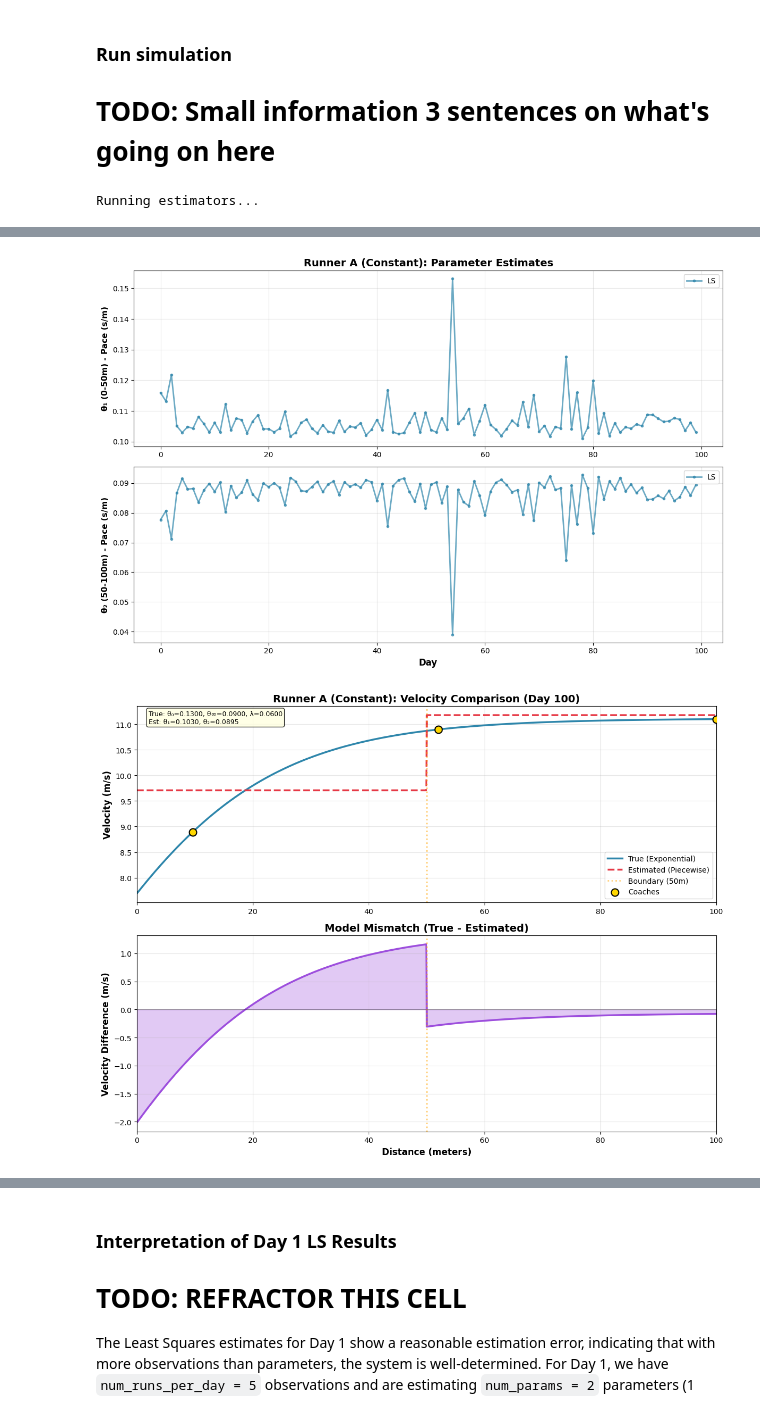
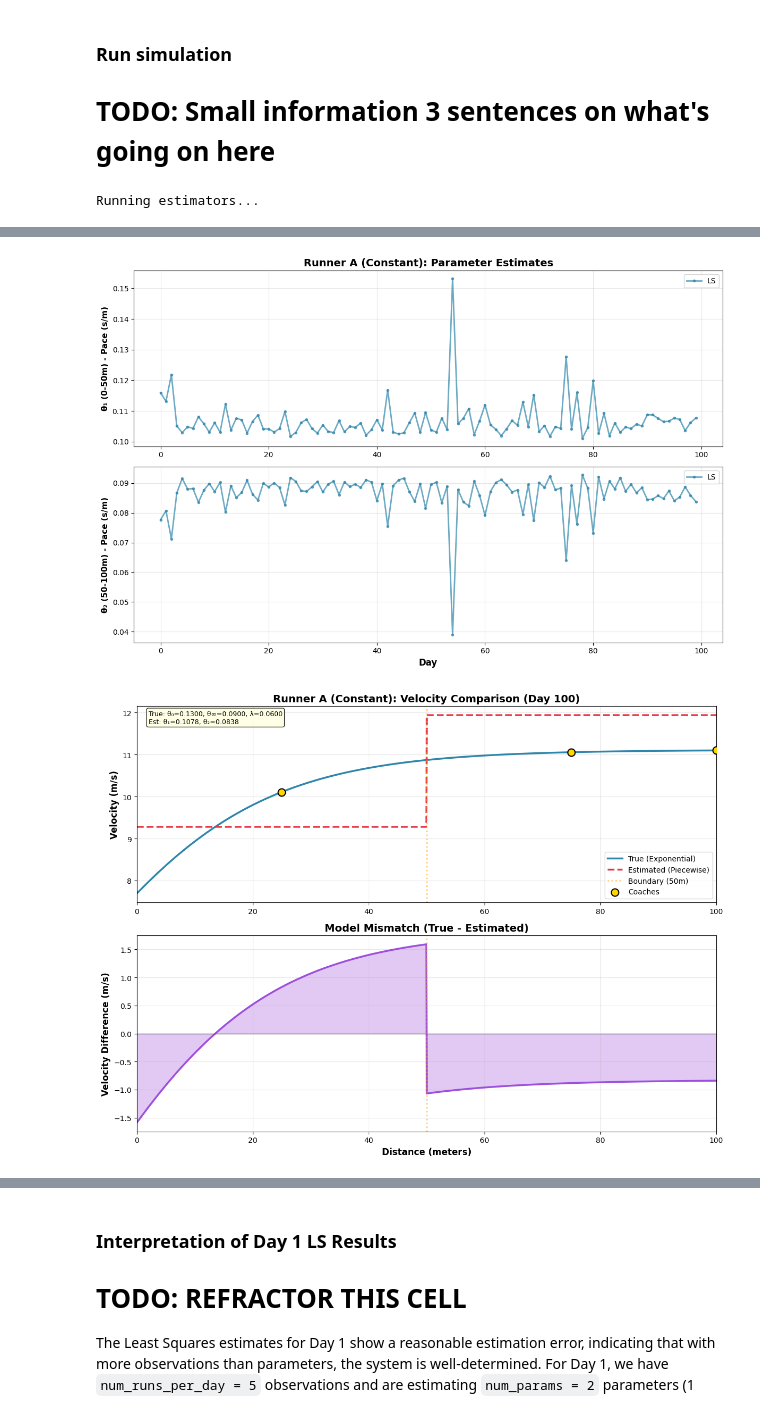
Before and after one commit to ysn9vq-gmu/rqe_tutorials, a Jupyter notebook: ls_rls.ipynb, the cells around one changed output, grey strips where cells are left out. Cells and saved outputs as stored; diff of their text form; code cells hidden in the pictures.

```diff
--- a/ls_rls.ipynb
+++ b/ls_rls.ipynb
@@ -197,6 +197,7 @@ class Runner:
     Runner class that generates training data following an exponential pace model.
     Stores A (design matrix) and b (observation vector) for each run.
     Coach positions are randomized for each run positioned at 0-50 meters, 50-100 meters, and at 100 meters.
+    On the final day, they will position themselves at 25, 75, and 100 meters.
     """
 
     def __init__(self, name, initial_theta_0, initial_theta_inf, initial_lambda,
@@ -261,7 +262,7 @@ class Runner:
         #Update runner's parameters based on their profile.
         pass
 
-    def perform_run(self, day):
+    def perform_run(self, day,lastday=False):
         """
         Simulate one run and store the A matrix and b vector.
         Coach positions are randomized for each run.
@@ -280,6 +281,8 @@ class Runner:
 
         # Generate random coach positions for this run
         coach_positions = self.generate_coach_positions()
+        if lastday:
+            coach_positions = np.array([25, 75, 100])
         self.coach_positions_history.append(coach_positions)
 
         # Store true parameters for this day
@@ -327,7 +330,7 @@ class Runner:
             Number of days to simulate
         """
         for day in range(num_days):
-            self.perform_run(day)
+            self.perform_run(day,lastday=(day==num_days-1))
 
     def get_run_data(self, day_idx):
         """
@@ -896,32 +987,33 @@ class LeastSQ(Estimator):
 # %%
 
 # Assuming runner_A, runner_B, runner_C have been created and runs performed
 num_days_to_simulate = 100
 
 # Create estimators
 daily_ls = LeastSQ()
 
 print("Running estimators...")
 
 # Run estimators day by day for Runner A
 for day in range(num_days_to_simulate):
     A_curr, b_curr, _ = runner_A.get_run_data(day)
     daily_ls.update(A_curr, b_curr, day=day)
 
 # Get results
 estimates_ls = daily_ls.get_estimate_history()
 errors_ls = daily_ls.get_prediction_error_history()
 estimators = {
     'LS': (estimates_ls, errors_ls),
     #'Batch LS': (estimates_batch, errors_batch),
     #'Batch LS (λ=0.98)': (estimates_forget, errors_forget)
 }
 # Single estimator
 plot_prediction_errors(runner_A, estimators)
 plot_parameter_estimates(runner_A, estimators)
 plot_velocity_comparison(runner_A, estimates_ls, day_idx=-1)
+plot_time_comparison(runner_A, estimates_ls, day_idx=-1)
 # %% [output]
 Running estimators...
 [figure]
-[figure, old version]
+[figure, new version]
-[figure, old version]
+[figure, new version]
```
Also changed, not shown: parts of 10 cells of this notebook.
